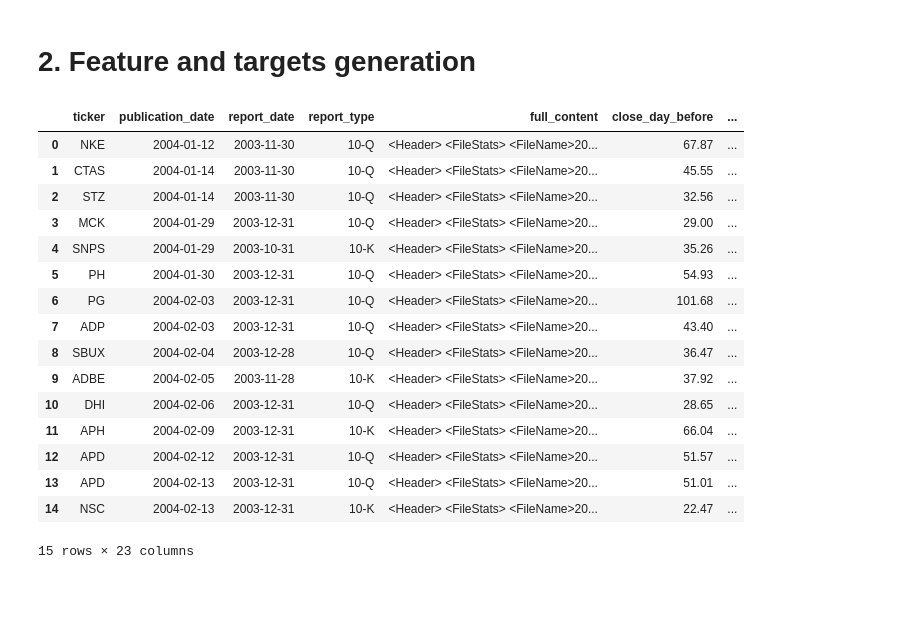
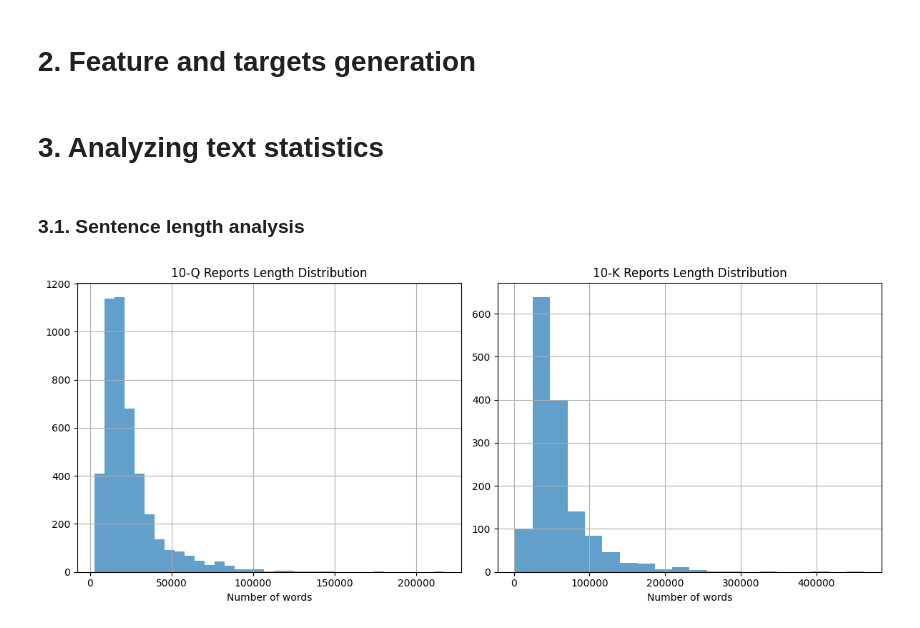
Before and after one commit to PavelMKh/nlp-stock-model, a Jupyter notebook: notebooks/EDA.ipynb, the cells around one changed output. Drawn from its saved outputs; the diff is of its cells as text; code cells hidden in the pictures; blank space fills up the shorter version.

```diff
--- a/notebooks/EDA.ipynb
+++ b/notebooks/EDA.ipynb
@@ -29,20 +32,13 @@ If the quotation day fell on a day off, the first earlier day (for the previous
 # 2. Feature and targets generation
 # %%
 import pandas as pd
-import re
 from joblib import Parallel, delayed
 
 N_CORES = -1 # -1: all avaliable cores
 
 df = pd.read_csv('/Users/pavel/Documents/NLP_stock_model/nlp-stock-model/data/final_data.csv', index_col=0)
 
-# function for extracting text items from report
+df['full_content'] = Parallel(n_jobs=-1)(delayed(eval)(content) for content in df['full_content'])
 
-def clean_text(text):
-    cleaned_text = re.sub(r'\s+', ' ', re.sub(r'\n', ' ', text)).strip()
-    return cleaned_text
-
-df['full_content'] = Parallel(n_jobs=N_CORES)(delayed(clean_text)(x) for x in df['full_content'])
-df['full_content_length'] = Parallel(n_jobs=N_CORES)(delayed(len)(x) for x in df['full_content'])
-
-df = df.dropna(subset=['close_day_before'])
+df_10q = df[df['report_type'] == '10-Q']
+df_10k = df[df['report_type'] == '10-K']
@@ -98,20 +45,23 @@ df = generate_targets(df)
-# %%
-df.head(15)
-# %% [output]
-|  | ticker | publication_date | report_date | report_type | full_content | close_day_before | ... |
-| 0 | NKE | 2004-01-12 | 2003-11-30 | 10-Q | <Header> <FileStats> <FileName>20... | 67.87 | ... |
-| 1 | CTAS | 2004-01-14 | 2003-11-30 | 10-Q | <Header> <FileStats> <FileName>20... | 45.55 | ... |
-| 2 | STZ | 2004-01-14 | 2003-11-30 | 10-Q | <Header> <FileStats> <FileName>20... | 32.56 | ... |
-| 3 | MCK | 2004-01-29 | 2003-12-31 | 10-Q | <Header> <FileStats> <FileName>20... | 29.00 | ... |
-| 4 | SNPS | 2004-01-29 | 2003-10-31 | 10-K | <Header> <FileStats> <FileName>20... | 35.26 | ... |
-| 5 | PH | 2004-01-30 | 2003-12-31 | 10-Q | <Header> <FileStats> <FileName>20... | 54.93 | ... |
-| 6 | PG | 2004-02-03 | 2003-12-31 | 10-Q | <Header> <FileStats> <FileName>20... | 101.68 | ... |
-| 7 | ADP | 2004-02-03 | 2003-12-31 | 10-Q | <Header> <FileStats> <FileName>20... | 43.40 | ... |
-| 8 | SBUX | 2004-02-04 | 2003-12-28 | 10-Q | <Header> <FileStats> <FileName>20... | 36.47 | ... |
-| 9 | ADBE | 2004-02-05 | 2003-11-28 | 10-K | <Header> <FileStats> <FileName>20... | 37.92 | ... |
-| 10 | DHI | 2004-02-06 | 2003-12-31 | 10-Q | <Header> <FileStats> <FileName>20... | 28.65 | ... |
-| 11 | APH | 2004-02-09 | 2003-12-31 | 10-K | <Header> <FileStats> <FileName>20... | 66.04 | ... |
-| 12 | APD | 2004-02-12 | 2003-12-31 | 10-Q | <Header> <FileStats> <FileName>20... | 51.57 | ... |
-| 13 | APD | 2004-02-13 | 2003-12-31 | 10-Q | <Header> <FileStats> <FileName>20... | 51.01 | ... |
-| 14 | NSC | 2004-02-13 | 2003-12-31 | 10-K | <Header> <FileStats> <FileName>20... | 22.47 | ... |
-15 rows × 23 columns
+# %% [markdown]
+# 3. Analyzing text statistics
+# %% [markdown]
+### 3.1. Sentence length analysis
+# %%
+import matplotlib.pyplot as plt
+
+fig, (ax1, ax2) = plt.subplots(1, 2, figsize=(12, 5))
+
+ax1.hist(df_10q['full_content_length'], bins=35, alpha=0.7)
+ax1.set_title('10-Q Reports Length Distribution')
+ax1.set_xlabel('Number of words')
+ax1.grid()
+
+ax2.hist(df_10k['full_content_length'], bins=20, alpha=0.7)
+ax2.set_title('10-K Reports Length Distribution')
+ax2.set_xlabel('Number of words')
+ax2.grid()
+
+plt.tight_layout()
+plt.show()
+# %% [output]
+[figure, added]
```
Also changed, not shown: parts of 41 cells of this notebook.
